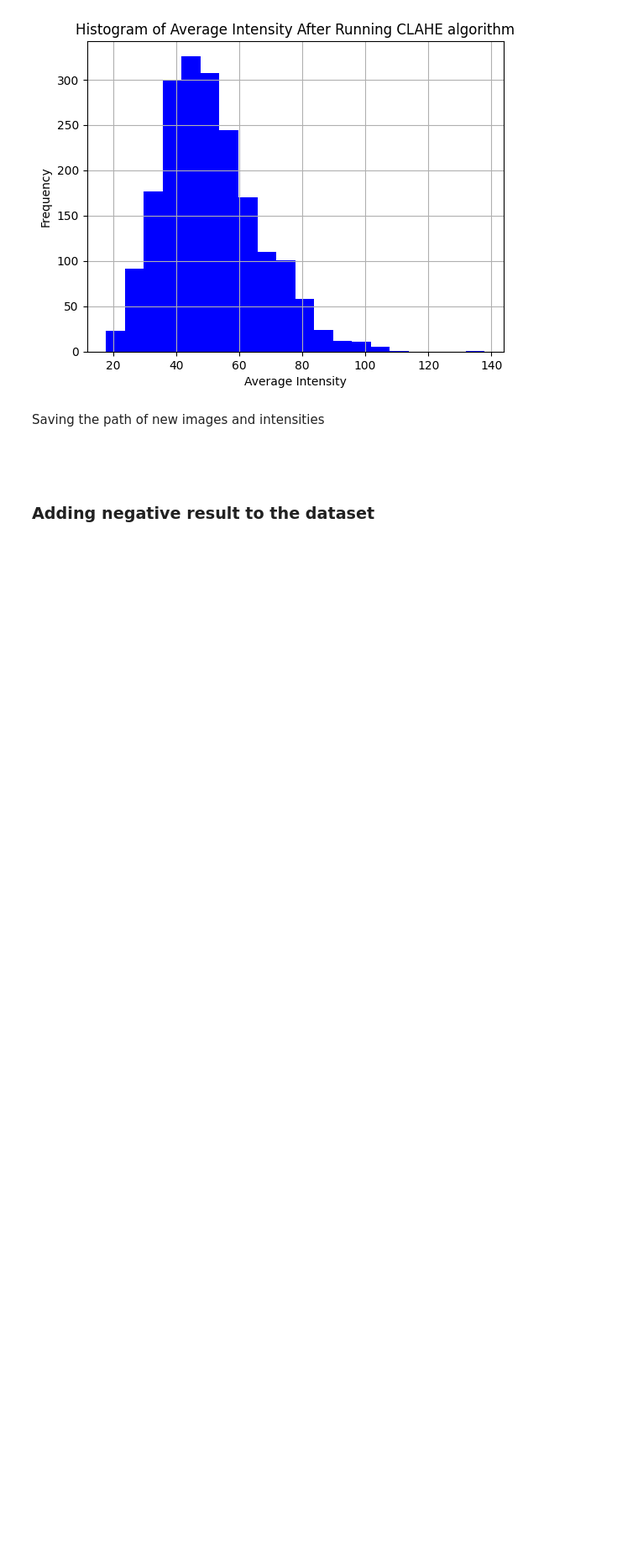
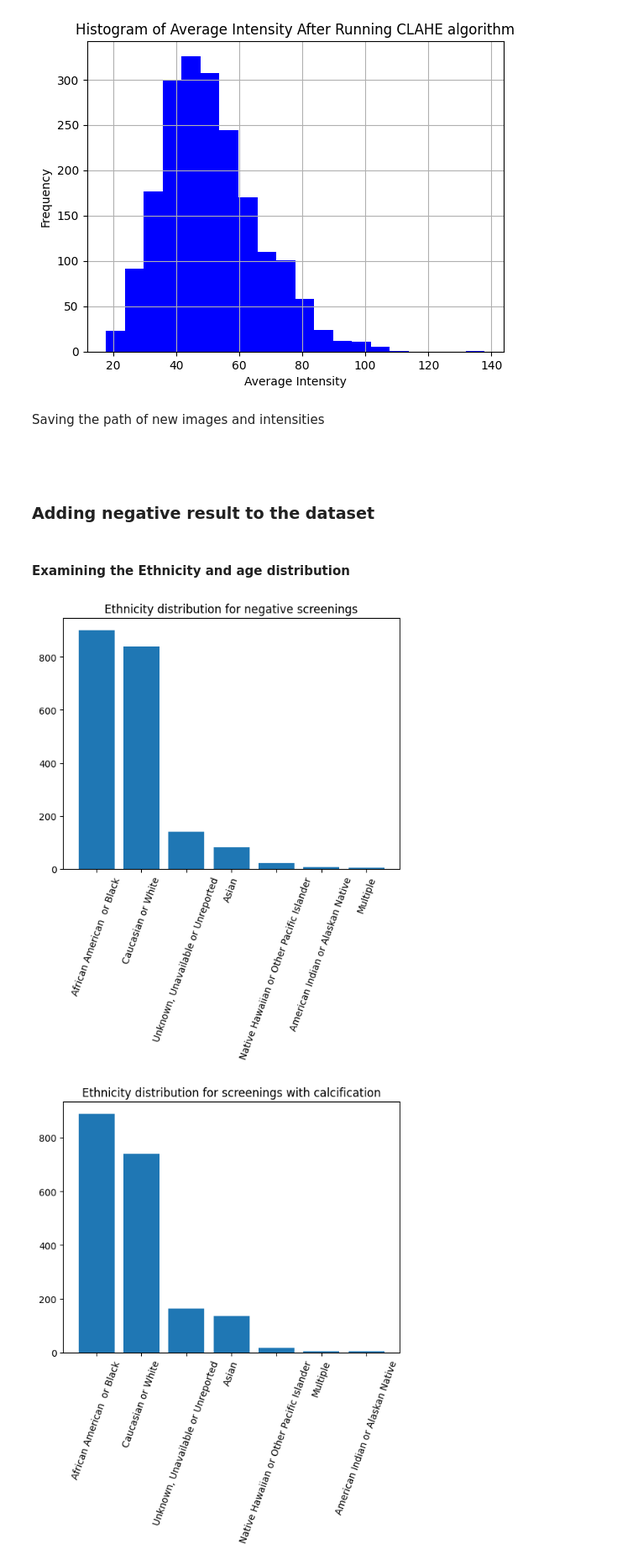
Before and after one commit to dudderThugger/laboratory-mammography, a Jupyter notebook: mammography_seg_ml.ipynb, the cells around one changed output. Shown at 84% size. Cells and saved outputs as stored; diff of their text form; code cells hidden in the pictures; blank space fills up the shorter version.

Commit message:
negative samples added

```diff
--- a/mammography_seg_ml.ipynb
+++ b/mammography_seg_ml.ipynb
@@ -531,7 +594,6 @@ for i in range(len(calc_findings.loc[:, 'full_png_path'])):
     dest = clahe_img_path + f'/{i}.jpg'
     clahe_image(calc_findings.loc[i,'full_png_path'], dest)
     calc_findings.loc[i,'clahe_img_path'] = dest
-    calc_findings.loc[i,'intensity_after_clahe'] = calculate_intensity_for_png(dest)
+    calc_findings.loc[i,'intensity_after_clahe'] = calculate_intensity_of_png(dest)
     intensity_array.append(calc_findings.loc[i,'intensity_after_clahe'])
-    print(calc_findings.loc[i,'intensity_after_clahe'])
 # %% [output]
@@ -570,3 +616,50 @@ with open(data_path + 'calc_findings_full.csv', 'w') as f:
 ####
 # %% [markdown]
 ### Adding negative result to the dataset
+# %%
+data = pd.read_csv(tables_path + 'EMBED_OpenData_clinical.csv', low_memory=False)
+
+## Around
+negative_data = data[data['asses'] == 'N'][['Unnamed: 0','empi_anon','acc_anon','side','calcfind','calcdistri','otherfind','numfind','path_severity','age_at_study','ETHNICITY_DESC']]
+negative_data = negative_data.rename(columns={'side':'ImageLateralityFinal'})
+
+metadata = (pd.read_csv(tables_path + 'EMBED_OpenData_metadata_reduced.csv', low_memory=False))
+metadata_reduced = metadata[metadata['spot_mag'] != 1.0][['empi_anon','acc_anon','ImageLateralityFinal','anon_dicom_path']]
+
+negative_data = pd.merge(negative_data, metadata_reduced, on=['empi_anon','acc_anon','ImageLateralityFinal'])
+
+negative_data = negative_data[['empi_anon','acc_anon','anon_dicom_path','ImageLateralityFinal','calcfind','calcdistri','age_at_study', 'ETHNICITY_DESC']].copy()
+
+negative_data.loc[:, 'relative_dcm_path'] = negative_data['anon_dicom_path'].copy()
+negative_data.loc[:, 'relative_dcm_path'] = negative_data['relative_dcm_path'].str.split('/')
+negative_data.loc[:, 'relative_dcm_path'] = negative_data['relative_dcm_path'].apply(lambda x: '/'.join(x[7:]))
+# %% [markdown]
+#### Examining the Ethnicity and age distribution
+# %%
+negative_sampled = negative_data.sample(2000)
+
+ethnicity_negative = negative_sampled['ETHNICITY_DESC'].value_counts().reset_index()
+ethnicity_negative.columns = ['Ethnicity','Frequency']
+ethnicity_positive = calc_findings['ETHNICITY_DESC'].value_counts().reset_index()
+ethnicity_positive.columns = ['Ethnicity','Frequency']
+
+plt.bar(ethnicity_negative['Ethnicity'], ethnicity_negative['Frequency'])
+plt.title('Ethnicity distribution for negative screenings')
+plt.xticks(rotation=70)
+plt.show()
+
+plt.bar(ethnicity_positive['Ethnicity'], ethnicity_positive['Frequency'])
+plt.title('Ethnicity distribution for screenings with calcification')
+plt.xticks(rotation=70)
+plt.show()
+
+plt.hist(negative_data['age_at_study'])
+plt.title('Age distribution for negative screenings')
+plt.show()
+
+plt.hist(calc_findings['age_at_study'])
+plt.title('Age distribution for screenings with calcifications')
+plt.show()
+# %% [output]
+[figure, added]
+[figure, added]
```
Also changed, not shown: parts of 28 cells of this notebook, 1 other file.
